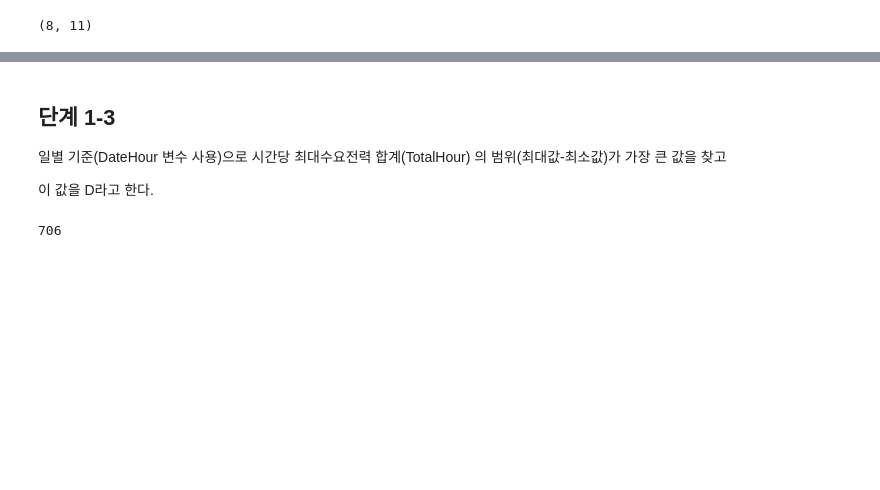
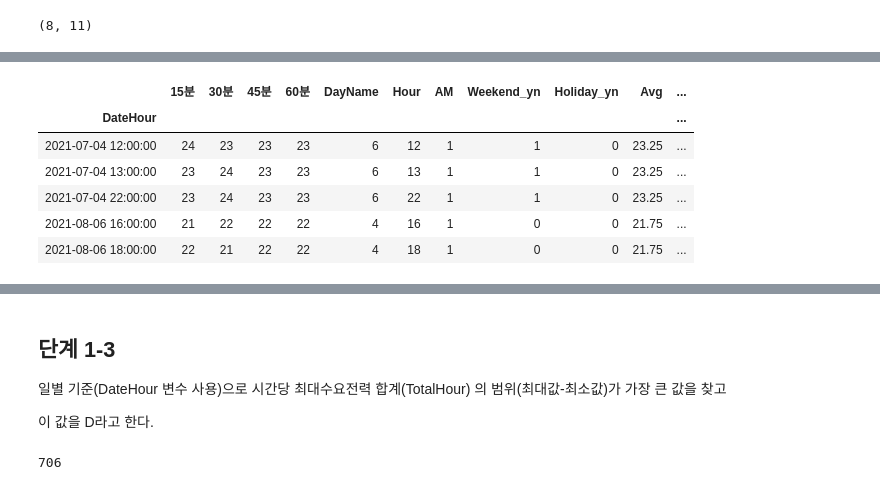
Before and after one commit to sunkusun9/DS_Lv3_2407, a Jupyter notebook: sec_ds_lv3_prob3_prob.ipynb, the cells around one changed output, grey strips where cells are left out. Cells and saved outputs as stored; diff of their text form; code cells hidden in the pictures; blank space fills up the shorter version.

```diff
--- a/sec_ds_lv3_prob3_prob.ipynb
+++ b/sec_ds_lv3_prob3_prob.ipynb
@@ -435,0 +486,13 @@ B, C
+# %%
+# 처리 함수에서 행별로 반환하면 1:1 변환으로도 사용할 수 있습니다.
+df_basetable1.loc[
+    df_basetable1.groupby(df_basetable1.index.date)['TotalHour'].apply(lambda x: x == x.mean())
+]
+# %% [output]
+|  | 15분 | 30분 | 45분 | 60분 | DayName | Hour | AM | Weekend_yn | Holiday_yn | Avg | ... |
+| DateHour |  |  |  |  |  |  |  |  |  |  | ... |
+| 2021-07-04 12:00:00 | 24 | 23 | 23 | 23 | 6 | 12 | 1 | 1 | 0 | 23.25 | ... |
+| 2021-07-04 13:00:00 | 23 | 24 | 23 | 23 | 6 | 13 | 1 | 1 | 0 | 23.25 | ... |
+| 2021-07-04 22:00:00 | 23 | 24 | 23 | 23 | 6 | 22 | 1 | 1 | 0 | 23.25 | ... |
+| 2021-08-06 16:00:00 | 21 | 22 | 22 | 22 | 4 | 16 | 1 | 0 | 0 | 21.75 | ... |
+| 2021-08-06 18:00:00 | 22 | 21 | 22 | 22 | 4 | 18 | 1 | 0 | 0 | 21.75 | ... |
```
Also changed, not shown: parts of 52 cells of this notebook.
